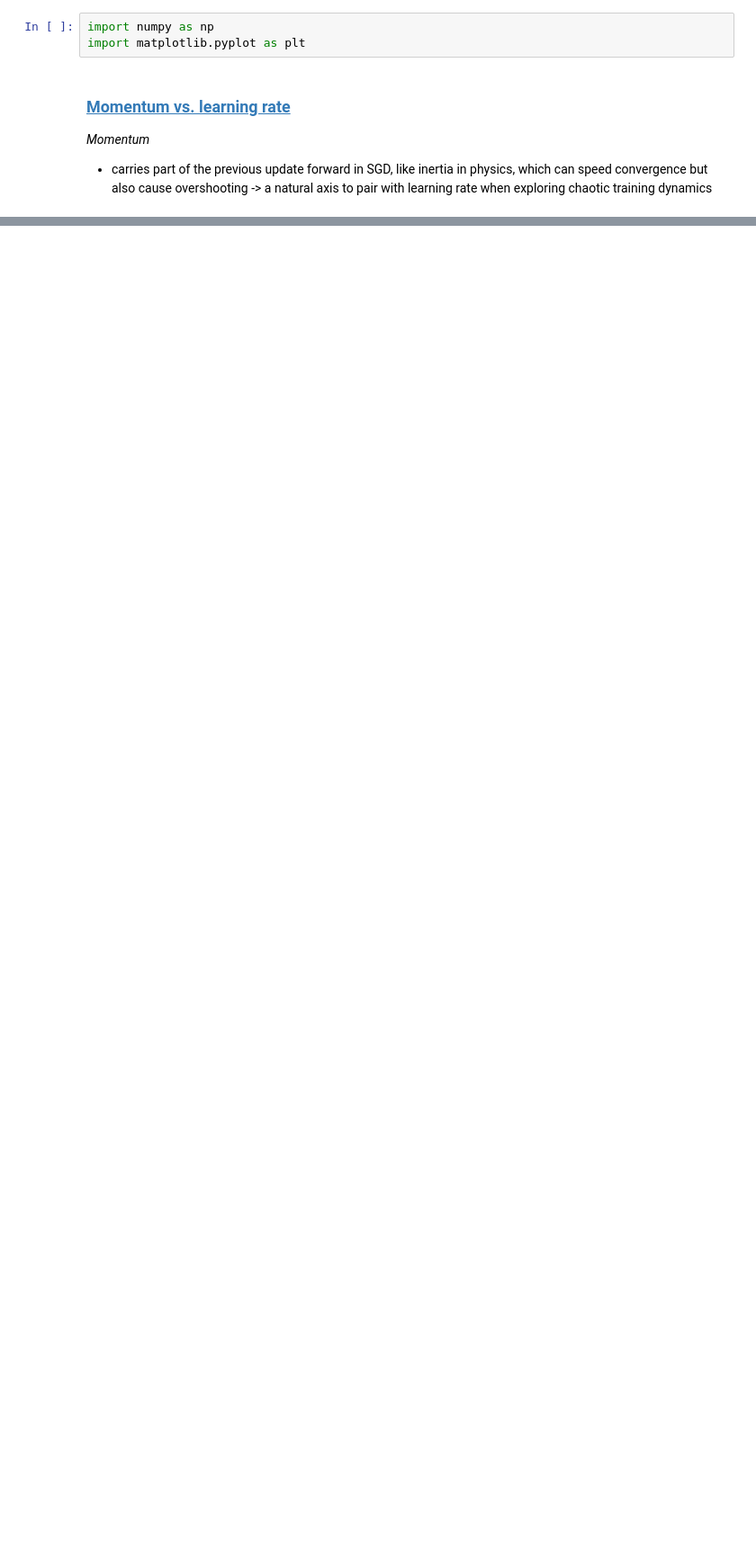
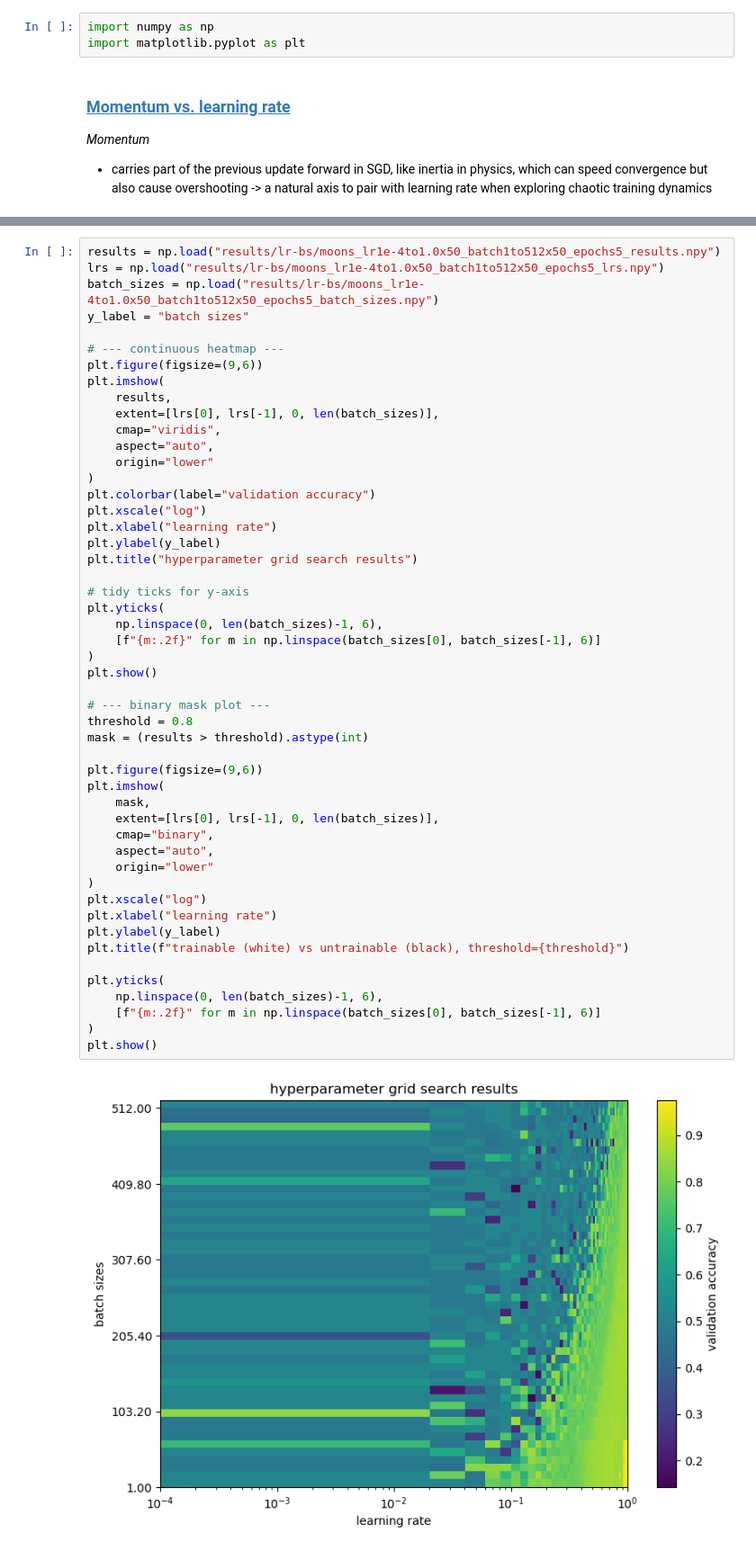
Before and after one commit to lauriparonen/ml_playground, a Jupyter notebook: fractal-hyperparameters/fractal_hyperparams.ipynb, the cells around one changed output, grey strips where cells are left out. Shown: that part at 90% size. Cells and saved outputs as stored; diff of their text form; blank space fills up the shorter version.

Commit message:
add lr+batch size run  to fractal hyperparams

```diff
--- a/fractal-hyperparameters/fractal_hyperparams.ipynb
+++ b/fractal-hyperparameters/fractal_hyperparams.ipynb
@@ -104,0 +107,52 @@ plt.show()
+# %%
+results = np.load("results/lr-bs/moons_lr1e-4to1.0x50_batch1to512x50_epochs5_results.npy")
+lrs = np.load("results/lr-bs/moons_lr1e-4to1.0x50_batch1to512x50_epochs5_lrs.npy")
+batch_sizes = np.load("results/lr-bs/moons_lr1e-4to1.0x50_batch1to512x50_epochs5_batch_sizes.npy")
+y_label = "batch sizes"
+
+# --- continuous heatmap ---
+plt.figure(figsize=(9,6))
+plt.imshow(
+    results,
+    extent=[lrs[0], lrs[-1], 0, len(batch_sizes)],
+    cmap="viridis",
+    aspect="auto",
+    origin="lower"
+)
+plt.colorbar(label="validation accuracy")
+plt.xscale("log")
+plt.xlabel("learning rate")
+plt.ylabel(y_label)
+plt.title("hyperparameter grid search results")
+
+# tidy ticks for y-axis
+plt.yticks(
+    np.linspace(0, len(batch_sizes)-1, 6),
+    [f"{m:.2f}" for m in np.linspace(batch_sizes[0], batch_sizes[-1], 6)]
+)
+plt.show()
+
+# --- binary mask plot ---
+threshold = 0.8
+mask = (results > threshold).astype(int)
+
+plt.figure(figsize=(9,6))
+plt.imshow(
+    mask,
+    extent=[lrs[0], lrs[-1], 0, len(batch_sizes)],
+    cmap="binary",
+    aspect="auto",
+    origin="lower"
+)
+plt.xscale("log")
+plt.xlabel("learning rate")
+plt.ylabel(y_label)
+plt.title(f"trainable (white) vs untrainable (black), threshold={threshold}")
+
+plt.yticks(
+    np.linspace(0, len(batch_sizes)-1, 6),
+    [f"{m:.2f}" for m in np.linspace(batch_sizes[0], batch_sizes[-1], 6)]
+)
+plt.show()
+# %% [output]
+[figure, added]
```
Also changed, not shown: parts of 2 cells of this notebook, 5 other files.
